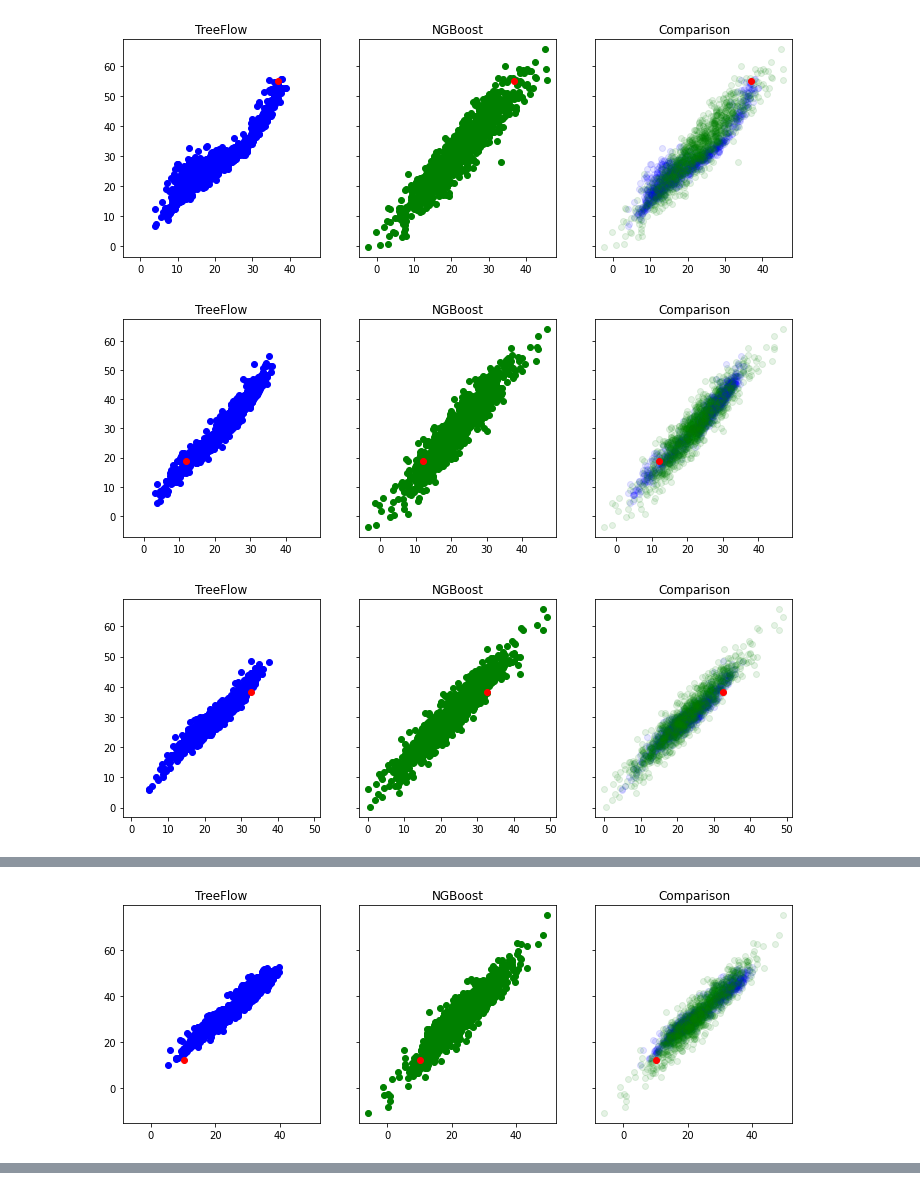
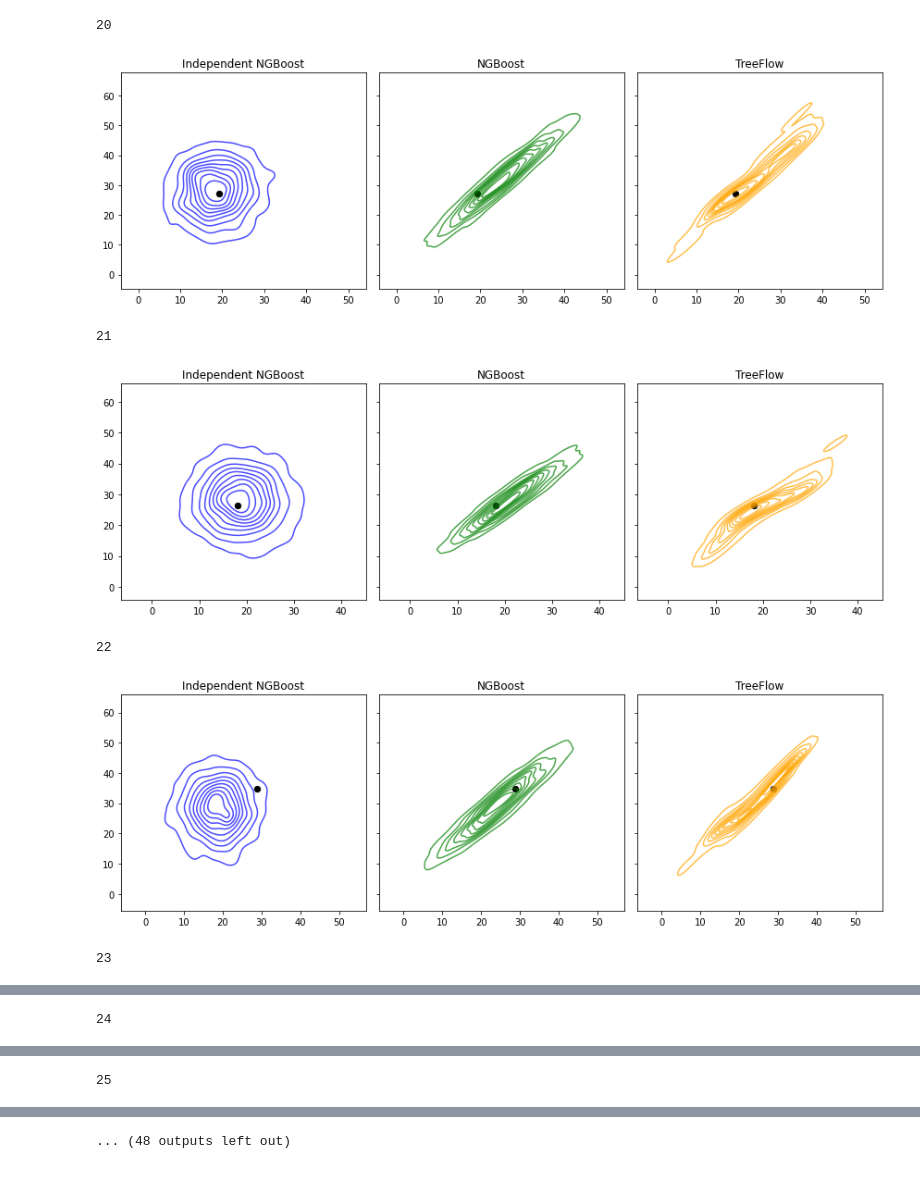
Before and after one commit to pfilo8/NodeFlow, a Jupyter notebook: notebooks/[Parkinsons] Samples.ipynb, the cells around one changed output, grey strips where cells are left out. Cells and saved outputs as stored; diff of their text form; code cells hidden in the pictures.

```diff
--- a/notebooks/[Parkinsons] Samples.ipynb
+++ b/notebooks/[Parkinsons] Samples.ipynb
@@ -4,4 +15,6 @@ y_train = catalog.load("momogp_parkinsons.y_train")
 
 x_test = catalog.load("momogp_parkinsons.x_test")
 y_test = catalog.load("momogp_parkinsons.y_test")
+
+treeflow = catalog.load("momogp_parkinsons.model")
 # %% [output]
@@ -12,12 +25,0 @@ y_test = catalog.load("momogp_parkinsons.y_test")
-# %%
-import matplotlib.pyplot as plt
-import numpy as np
-from ngboost import NGBRegressor
-from ngboost.distns import MultivariateNormal
-from scipy.stats import multivariate_normal
-
-
-ngb = NGBRegressor(
-    Dist= MultivariateNormal(2), verbose=True, n_estimators=500, natural_gradient=True
-)
-ngb.fit(x_train, y_train)
@@ -64,3 +45,3 @@ tfb = TreeFlowBoost(flow_model=flow, tree_model = tree, embedding_size=100)
 # %%
-tfb.fit(x_train.values, y_train.values)
+ngb.fit(x_train.values, y_train.values)
 # %% [output]
@@ -87,3 +57,3 @@ TreeFlowBoost(embedding_size=100,
 # %%
--np.mean(tfb.log_prob(x_train.values, y_train.values))
+ngb_indep.fit(x_train.values, y_train.values)
 # %% [output]
@@ -95,25 +83,31 @@ TreeFlowBoost(embedding_size=100,
 # %%
-for i in range(10, 20):
-    samples_tfb = tfb.sample(x_test.values[i:i+1, :], num_samples=1000)
+for i in range(20, 50):
+    print(i)
+    samples_tfb = treeflow.sample(x_test.values[i:i+1, :], num_samples=1000)
     samples_ngb = np.vstack(ngb.pred_dist(x_test.values[i:i+1, :]).sample(1000))
+    samples_ngb_indep = ngb_indep.scipy_distribution(x_test.values[0:1, :])[0].rvs(1000)
 
     fig, ax = plt.subplots(1, 3, figsize=(12, 4), sharey=True, sharex=True)
-    ax[0].scatter(samples_tfb[0, :, 0], samples_tfb[0, :, 1], color = 'blue', label = 'TreeFlow')
-    ax[0].scatter(y_test.values[i, 0], y_test.values[i, 1], color = 'red')
-    ax[0].set_title('TreeFlow')
 
-    ax[1].scatter(samples_ngb[:, 0], samples_ngb[:, 1], color = 'green', label = 'NGBoost')
-    ax[1].scatter(y_test.values[i, 0], y_test.values[i, 1], color = 'red')
+    sns.kdeplot(x=samples_ngb_indep[:, 0], y=samples_ngb_indep[:, 1], alpha = 0.7, color = 'blue', label = 'Independent NGBoost', ax=ax[0])
+    ax[0].scatter(y_test.values[i, 0], y_test.values[i, 1], color = 'black', s = 40)
+    ax[0].set_title('Independent NGBoost')
+
+    sns.kdeplot(x=samples_ngb[:, 0], y=samples_ngb[:, 1], alpha = 0.7, color = 'green', label = 'NGBoost', ax=ax[1])
+    ax[1].scatter(y_test.values[i, 0], y_test.values[i, 1], color = 'black', s = 40)
     ax[1].set_title('NGBoost')
 
-    ax[2].scatter(samples_tfb[0, :, 0], samples_tfb[0, :, 1], color = 'blue', label = 'TreeFlow', alpha=0.1)
-    ax[2].scatter(samples_ngb[:, 0], samples_ngb[:, 1], color = 'green', label = 'NGBoost', alpha=0.1)
-    ax[2].scatter(y_test.values[i, 0], y_test.values[i, 1], color = 'red')
-    ax[2].set_title('Comparison')
+    sns.kdeplot(x=samples_tfb[0, :, 0], y=samples_tfb[0, :, 1], alpha = 0.7, color = 'orange', label = 'TreeFlow', ax=ax[2])
+    ax[2].scatter(y_test.values[i, 0], y_test.values[i, 1], color = 'black', s = 40)
+    ax[2].set_title('TreeFlow')
 
-    # plt.legend()
+    plt.tight_layout()
     plt.show()
 # %% [output]
+20
-[figure, old version]
+[figure, new version]
+21
-[figure, old version]
+[figure, new version]
+22
-[figure, old version]
+[figure, new version]
+23
@@ -120,0 +115 @@ for i in range(10, 20):
+24
@@ -121,0 +117 @@ for i in range(10, 20):
+25
@@ -123 +118,0 @@ for i in range(10, 20):
-[figure, removed]
@@ -126,0 +119 @@ for i in range(10, 20):
+... (48 outputs left out)
```
Also changed, not shown: parts of 15 cells of this notebook, 12 other files.
